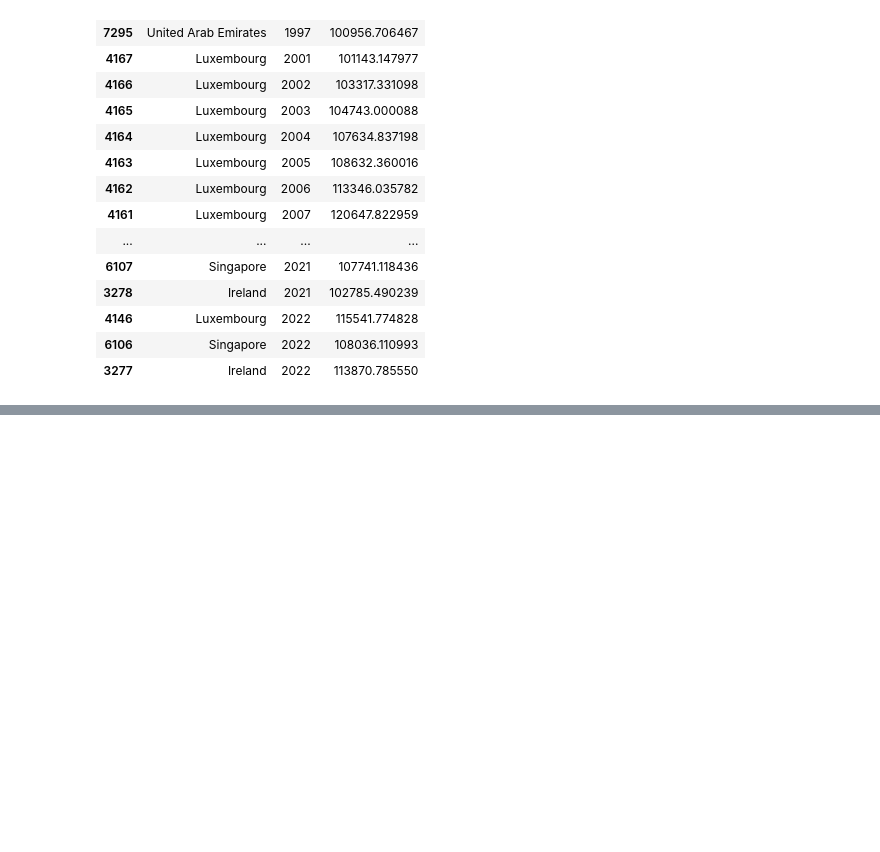
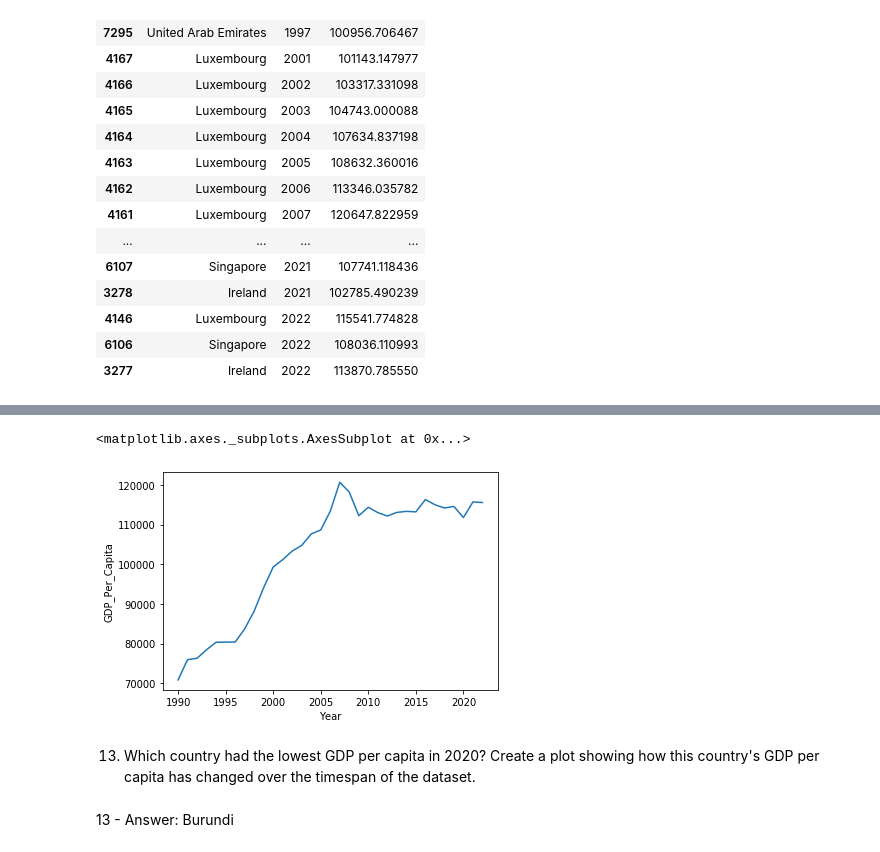
Before and after one commit to NSS-Data-Analytics-Cohort-10/gdp-and-internet-usage-aaron-hollinger, a Jupyter notebook: notebooks/internet_gdp_notebook.ipynb, the cells around one changed output, grey strips where cells are left out. Cells and saved outputs as stored; diff of their text form; code cells hidden in the pictures; blank space fills up the shorter version.

```diff
--- a/notebooks/internet_gdp_notebook.ipynb
+++ b/notebooks/internet_gdp_notebook.ipynb
@@ -292,0 +305,11 @@ gdp100.sort_values('Year')
+# %%
+gdp_luxembourg = gdp_df.loc[gdp_df['Country'] == 'Luxembourg']
+# %%
+sns.lineplot(gdp_luxembourg.Year, gdp_luxembourg.GDP_Per_Capita)
+# %% [output]
+<matplotlib.axes._subplots.AxesSubplot at 0x...>
+[figure, added]
+# %% [markdown]
+13. Which country had the lowest GDP per capita in 2020? Create a plot showing how this country's GDP per capita has changed over the timespan of the dataset.
+# %% [markdown]
+13 - Answer: Burundi
```
Also changed, not shown: parts of 54 cells of this notebook.
